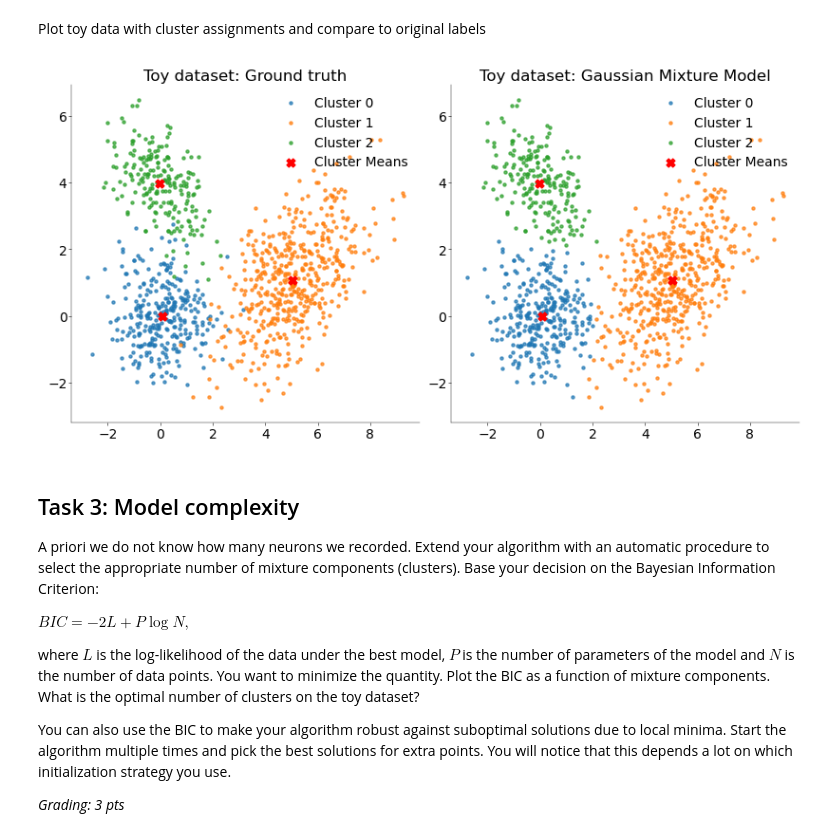
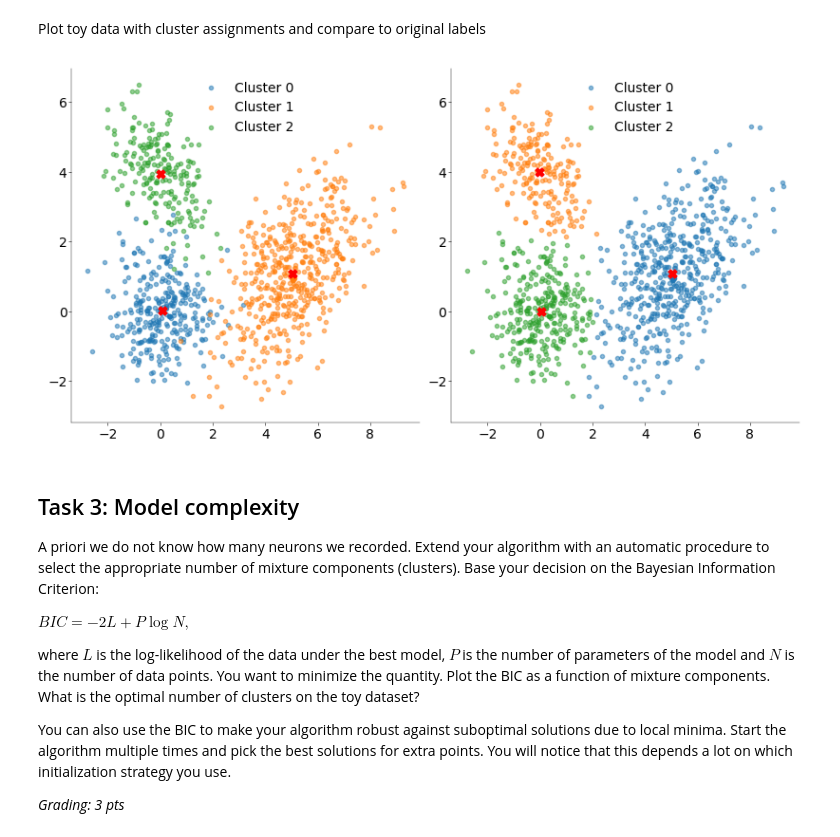
Before and after one commit to GustavKS/Neural-Data, a Jupyter notebook: CodingLab2.ipynb, the cells around one changed output. Saved outputs shown, nothing was run; the diff lists cells and outputs as text; code cells hidden in the pictures.

```diff
--- a/CodingLab2.ipynb
+++ b/CodingLab2.ipynb
@@ -295,20 +247,36 @@ Run Mixture of Gaussian on toy data
 mog_labels, m, S, p = fit_mog(x, 3, random_seed=0)
 # %% [markdown]
 Plot toy data with cluster assignments and compare to original labels
-# %%
-mosaic = [["True", "MoG"]]
-fig, axes = plt.subplot_mosaic(mosaic=mosaic, figsize=(8, 4), layout="constrained")
-
-# -----------------
-# Add plot (0.5 pts)
-# -----------------
-
-plot_clustering(x, labels, m, axes["True"], "Toy dataset: Ground truth")
-
-plot_clustering(x, mog_labels, m, axes["MoG"], "Toy dataset: Gaussian Mixture Model")
-plt.show()
-# %% [output]
-[figure, removed]
+# %%
+mosaic = [["True", "MoG"]]
+fig, ax = plt.subplot_mosaic(mosaic=mosaic, figsize=(8, 4), layout="constrained")
+
+# -----------------
+# Add plot (0.5 pts)
+# -----------------
+
+for i, axis in enumerate(mosaic[0]):
+    assigned_labels = labels
+    if axis == "MoG":
+        assigned_labels = mog_labels
+
+    for cluster_id in range(3):
+        ax[axis].scatter(
+            x[assigned_labels == cluster_id, 0],
+            x[assigned_labels == cluster_id, 1],
+            label=f"Cluster {cluster_id}",
+            alpha=0.5,
+        )
+        ax[axis].scatter(
+            np.mean((x[assigned_labels == cluster_id, 0])),
+            np.mean(x[assigned_labels == cluster_id, 1]),
+            c="red",
+            s=40,
+            marker="X",
+        )
+    ax[axis].legend()
+# %% [output]
+[figure, added]
 # %% [markdown]
 ## Task 3: Model complexity
 A priori we do not know how many neurons we recorded. Extend your algorithm with an automatic procedure to select the appropriate number of mixture components (clusters). Base your decision on the Bayesian Information Criterion:
```
Also changed, not shown: parts of 15 cells of this notebook.
